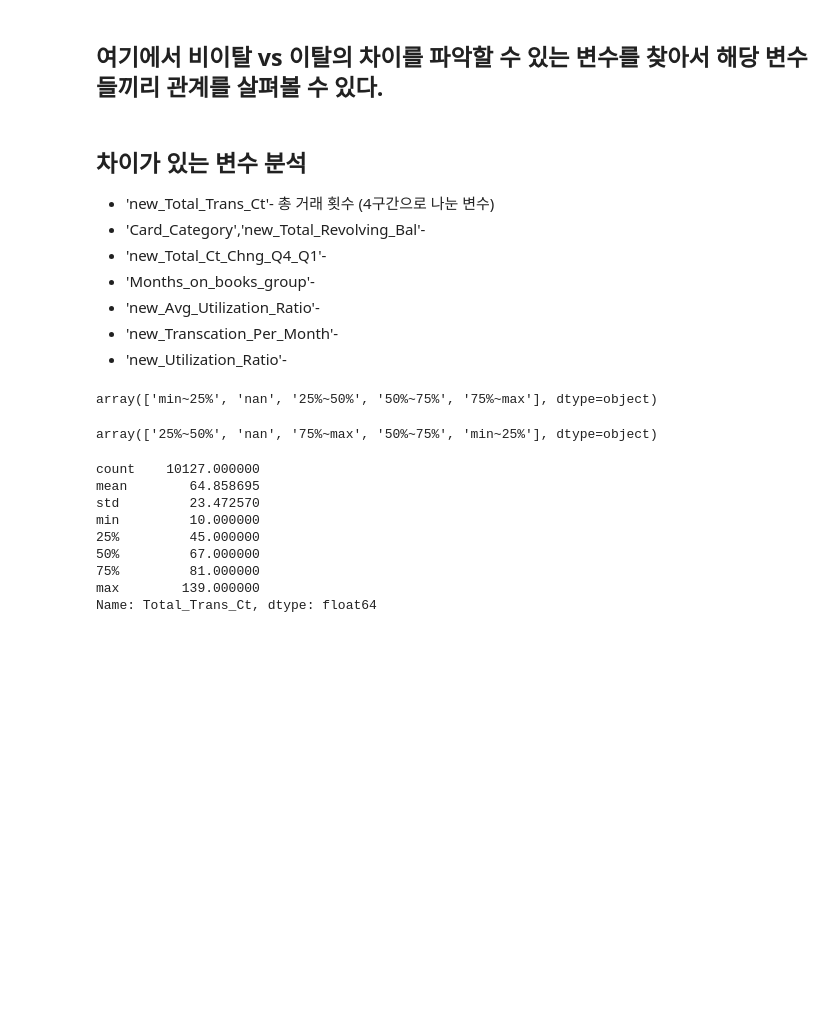
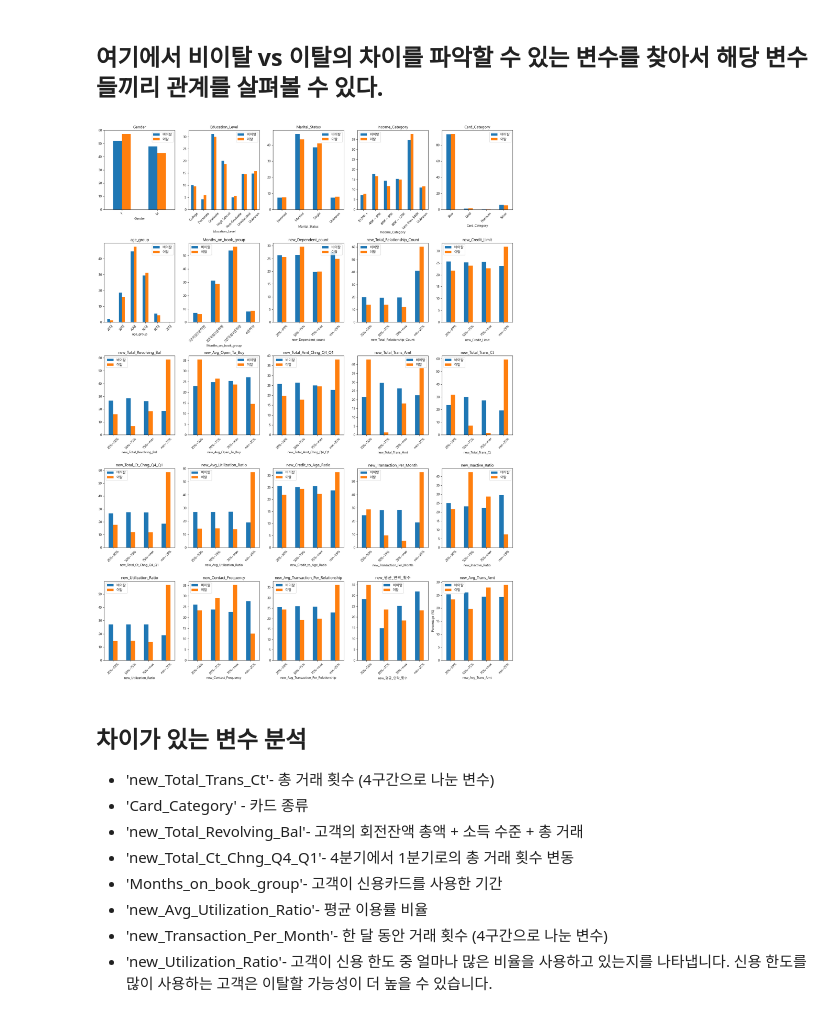
Before and after one commit to lasentia/Analysis_of_card_dropout_rates_project, a Jupyter notebook: 2팀_2조/lasentia/원인변수특징파악.ipynb, the cells around one changed output. Saved outputs shown, nothing was run; the diff lists cells and outputs as text; code cells hidden in the pictures; blank space fills up the shorter version.

```diff
--- a/2팀_2조/lasentia/원인변수특징파악.ipynb
+++ b/2팀_2조/lasentia/원인변수특징파악.ipynb
@@ -182,7 +182,7 @@ df['Avg_Transaction_Per_Relationship']
 Name: Avg_Transaction_Per_Relationship, Length: 10127, dtype: float64
 # %%
 # 매달 연락 횟수 비율
-df['평균_연락_횟수'] = np.where(df['Months_Inactive_12_mon'] == 0, 0, df['Contacts_Count_12_mon'] / df['Months_Inactive_12_mon'])
+df['평균_연락_횟수'] = np.where(df['Months_Inactive_12_mon'] == 0, df['Contacts_Count_12_mon'], df['Contacts_Count_12_mon'] / df['Months_Inactive_12_mon'])
 df['평균_연락_횟수']
 # %% [output]
 0        3.000000
@@ -330,38 +305,33 @@ plt.show()
 # %% [markdown]
 ## 여기에서 비이탈 vs 이탈의 차이를 파악할 수 있는 변수를 찾아서 해당 변수들끼리 관계를 살펴볼 수 있다.
 # %%
-# cols = list(df.describe(include='O').columns[1:])
-# fig, axes = plt.subplots(5, 5, figsize=(18, 24))
+cols = list(df.describe(include='O').columns[1:])
+fig, axes = plt.subplots(5, 5, figsize=(18, 24))
 
-# ## 5개씩 출력 한 번에 비교하기 용이
-# for i in range(len(cols)):
-#     grouped_a = existing.groupby(cols[i]).size() / len(existing) * 100
-#     grouped_b = attrited.groupby(cols[i]).size() / len(attrited) * 100
+## 5개씩 출력 한 번에 비교하기 용이
+for i in range(len(cols)):
+    grouped_a = existing.groupby(cols[i]).size() / len(existing) * 100
+    grouped_b = attrited.groupby(cols[i]).size() / len(attrited) * 100
 
-#     result = pd.DataFrame({'비이탈': grouped_a, '이탈': grouped_b})
-#     result.plot(kind='bar', ax=axes[i//5, i%5])
+    result = pd.DataFrame({'비이탈': grouped_a, '이탈': grouped_b})
+    result.plot(kind='bar', ax=axes[i//5, i%5])
 
-#     plt.xlabel(cols[i])
-#     plt.ylabel('Percentage (%)')
-#     axes[i//5, i%5].set_title(cols[i])
-#     axes[i//5, i%5].tick_params(axis='x', rotation=45)
+    plt.xlabel(cols[i])
+    plt.ylabel('Percentage (%)')
+    axes[i//5, i%5].set_title(cols[i])
+    axes[i//5, i%5].tick_params(axis='x', rotation=45)
 
-# plt.tight_layout()
-# plt.show()
+plt.tight_layout()
+plt.show()
+# %% [output]
+[figure, added]
 # %% [markdown]
 ## 차이가 있는 변수 분석
 - 'new_Total_Trans_Ct'- 총 거래 횟수 (4구간으로 나눈 변수)
-- 'Card_Category','new_Total_Revolving_Bal'-
-- 'new_Total_Ct_Chng_Q4_Q1'-
-- 'Months_on_books_group'-
-- 'new_Avg_Utilization_Ratio'-
-- 'new_Transcation_Per_Month'-
-- 'new_Utilization_Ratio'-
+- 'Card_Category' - 카드 종류
+- 'new_Total_Revolving_Bal'- 고객의 회전잔액 총액 + 소득 수준 + 총 거래
+- 'new_Total_Ct_Chng_Q4_Q1'- 4분기에서 1분기로의 총 거래 횟수 변동
+- 'Months_on_book_group'- 고객이 신용카드를 사용한 기간
+- 'new_Avg_Utilization_Ratio'- 평균 이용률 비율
+- 'new_Transaction_Per_Month'- 한 달 동안 거래 횟수 (4구간으로 나눈 변수)
+- 'new_Utilization_Ratio'- 고객이 신용 한도 중 얼마나 많은 비율을 사용하고 있는지를 나타냅니다. 신용 한도를 많이 사용하는 고객은 이탈할 가능성이 더 높을 수 있습니다.
-# %%
-attrited['new_Total_Trans_Ct'].unique()
-# %% [output]
-array(['min~25%', 'nan', '25%~50%', '50%~75%', '75%~max'], dtype=object)
-# %%
-df['new_Avg_Utilization_Ratio'].unique()
-# %% [output]
-array(['25%~50%', 'nan', '75%~max', '50%~75%', 'min~25%'], dtype=object)
@@ -374,13 +337,0 @@ bins = df_stats[cols].tolist()
-# %%
-df_stats = df['Total_Trans_Ct'].describe()
-df_stats
-# %% [output]
-count    10127.000000
-mean        64.858695
-std         23.472570
-min         10.000000
-25%         45.000000
-50%         67.000000
-75%         81.000000
-max        139.000000
-Name: Total_Trans_Ct, dtype: float64
```
Also changed, not shown: parts of 34 cells of this notebook.
